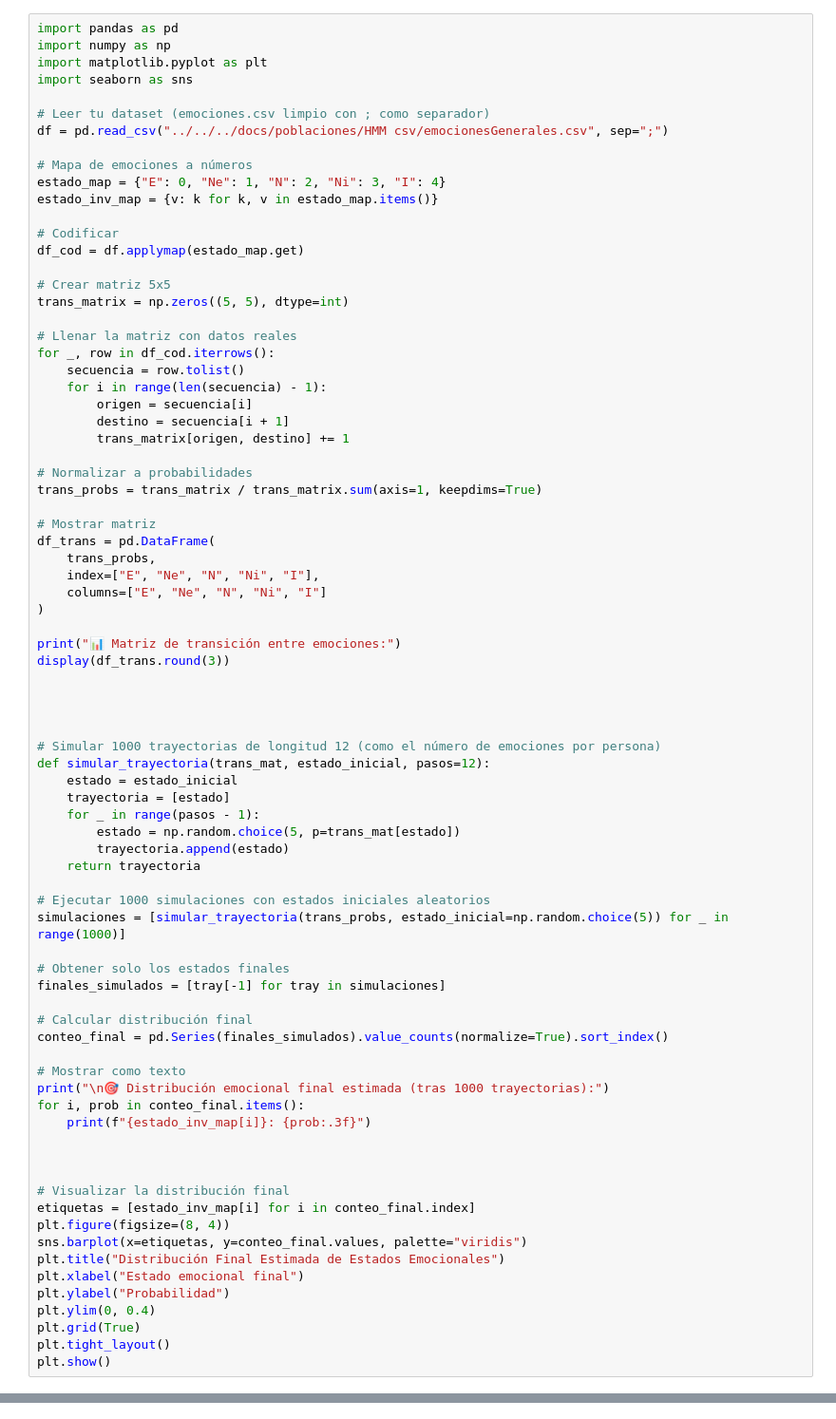
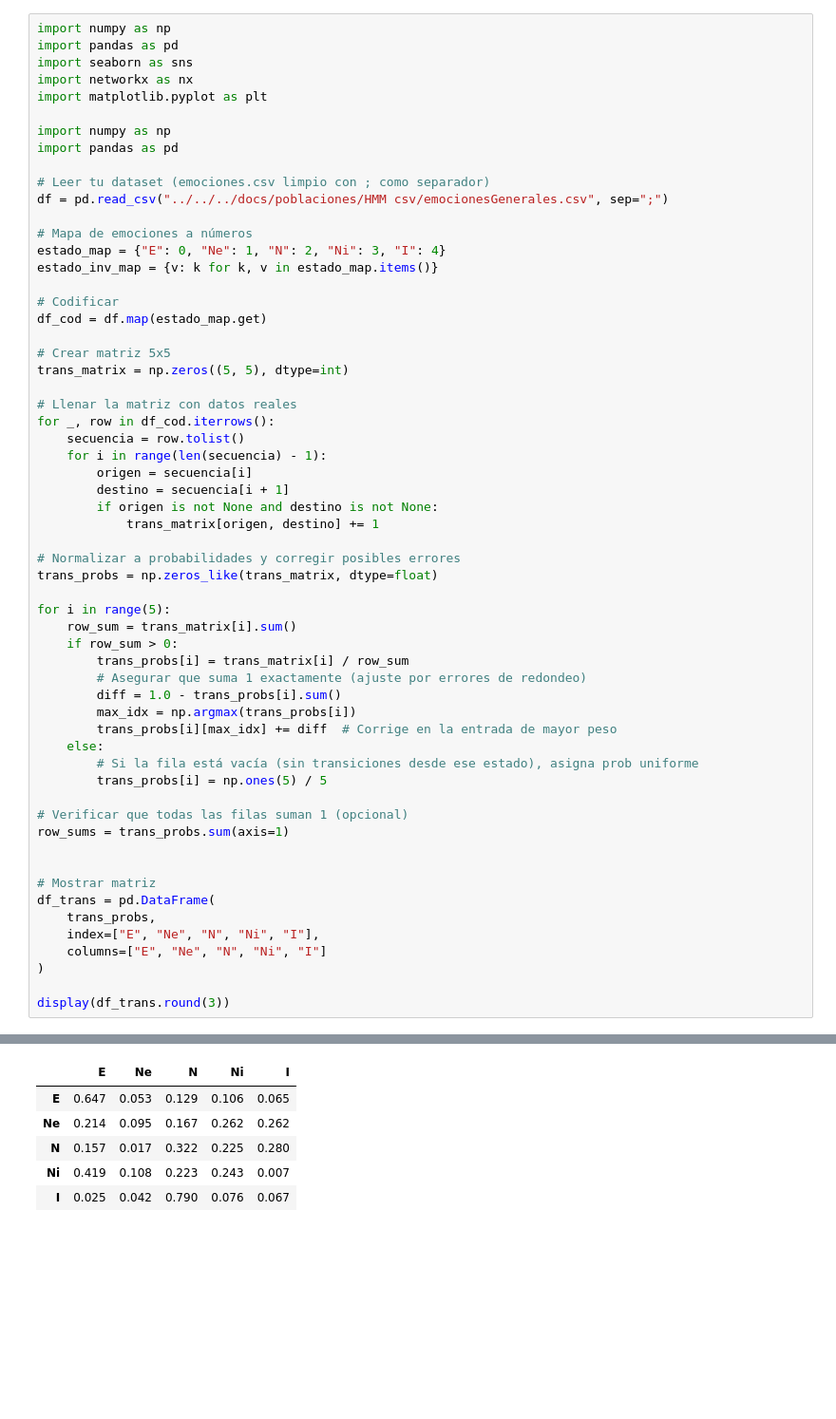
Before and after one commit to JorgeDanielRamirezNieves/Flex-Drive, a Jupyter notebook: Data-Analytics/code/Simulation/Hidden-Márkov-Model/FlexDrive-Markov.ipynb, the cells around one changed output, grey strips where cells are left out. Shown at 95% size. Drawn from its saved outputs; the diff is of its cells as text; blank space fills up the shorter version.

```diff
--- a/Data-Analytics/code/Simulation/Hidden-Márkov-Model/FlexDrive-Markov.ipynb
+++ b/Data-Analytics/code/Simulation/Hidden-Márkov-Model/FlexDrive-Markov.ipynb
@@ -1,8 +1,12 @@
 # %%
+import numpy as np
 import pandas as pd
+import seaborn as sns
+import networkx as nx
+import matplotlib.pyplot as plt
+
 import numpy as np
-import matplotlib.pyplot as plt
-import seaborn as sns
+import pandas as pd
 
 # Leer tu dataset (emociones.csv limpio con ; como separador)
 df = pd.read_csv("../../../docs/poblaciones/HMM csv/emocionesGenerales.csv", sep=";")
@@ -12,7 +16,7 @@ estado_map = {"E": 0, "Ne": 1, "N": 2, "Ni": 3, "I": 4}
 estado_inv_map = {v: k for k, v in estado_map.items()}
 
 # Codificar
-df_cod = df.applymap(estado_map.get)
+df_cod = df.map(estado_map.get)
 
 # Crear matriz 5x5
 trans_matrix = np.zeros((5, 5), dtype=int)
@@ -23,10 +27,27 @@ for _, row in df_cod.iterrows():
     for i in range(len(secuencia) - 1):
         origen = secuencia[i]
         destino = secuencia[i + 1]
-        trans_matrix[origen, destino] += 1
+        if origen is not None and destino is not None:
+            trans_matrix[origen, destino] += 1
 
-# Normalizar a probabilidades
-trans_probs = trans_matrix / trans_matrix.sum(axis=1, keepdims=True)
+# Normalizar a probabilidades y corregir posibles errores
+trans_probs = np.zeros_like(trans_matrix, dtype=float)
+
+for i in range(5):
+    row_sum = trans_matrix[i].sum()
+    if row_sum > 0:
+        trans_probs[i] = trans_matrix[i] / row_sum
+        # Asegurar que suma 1 exactamente (ajuste por errores de redondeo)
+        diff = 1.0 - trans_probs[i].sum()
+        max_idx = np.argmax(trans_probs[i])
+        trans_probs[i][max_idx] += diff  # Corrige en la entrada de mayor peso
+    else:
+        # Si la fila está vacía (sin transiciones desde ese estado), asigna prob uniforme
+        trans_probs[i] = np.ones(5) / 5
+
+# Verificar que todas las filas suman 1 (opcional)
+row_sums = trans_probs.sum(axis=1)
+
 
 # Mostrar matriz
 df_trans = pd.DataFrame(
@@ -35,46 +56,5 @@ df_trans = pd.DataFrame(
     columns=["E", "Ne", "N", "Ni", "I"]
 )
 
-print("📊 Matriz de transición entre emociones:")
 display(df_trans.round(3))
-
-
-
-
-# Simular 1000 trayectorias de longitud 12 (como el número de emociones por persona)
-def simular_trayectoria(trans_mat, estado_inicial, pasos=12):
-    estado = estado_inicial
-    trayectoria = [estado]
-    for _ in range(pasos - 1):
-        estado = np.random.choice(5, p=trans_mat[estado])
-        trayectoria.append(estado)
-    return trayectoria
-
-# Ejecutar 1000 simulaciones con estados iniciales aleatorios
-simulaciones = [simular_trayectoria(trans_probs, estado_inicial=np.random.choice(5)) for _ in range(1000)]
-
-# Obtener solo los estados finales
-finales_simulados = [tray[-1] for tray in simulaciones]
-
-# Calcular distribución final
-conteo_final = pd.Series(finales_simulados).value_counts(normalize=True).sort_index()
-
-# Mostrar como texto
-print("\n🎯 Distribución emocional final estimada (tras 1000 trayectorias):")
-for i, prob in conteo_final.items():
-    print(f"{estado_inv_map[i]}: {prob:.3f}")
-
-
-
-# Visualizar la distribución final
-etiquetas = [estado_inv_map[i] for i in conteo_final.index]
-plt.figure(figsize=(8, 4))
-sns.barplot(x=etiquetas, y=conteo_final.values, palette="viridis")
-plt.title("Distribución Final Estimada de Estados Emocionales")
-plt.xlabel("Estado emocional final")
-plt.ylabel("Probabilidad")
-plt.ylim(0, 0.4)
-plt.grid(True)
-plt.tight_layout()
-plt.show()
 # %% [output]
@@ -82 +61,7 @@ AttributeError: partially initialized module 'pandas' has no attribute '_pandas_
+|  | E | Ne | N | Ni | I |
+| E | 0.647 | 0.053 | 0.129 | 0.106 | 0.065 |
+| Ne | 0.214 | 0.095 | 0.167 | 0.262 | 0.262 |
+| N | 0.157 | 0.017 | 0.322 | 0.225 | 0.280 |
+| Ni | 0.419 | 0.108 | 0.223 | 0.243 | 0.007 |
+| I | 0.025 | 0.042 | 0.790 | 0.076 | 0.067 |
 # %%
```
Also changed, not shown: parts of 2 cells of this notebook, 5 other files.
